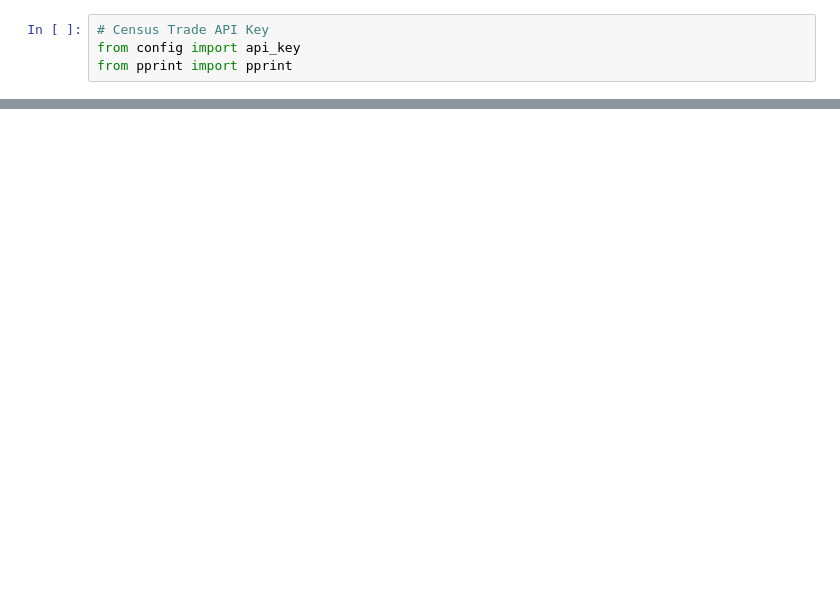
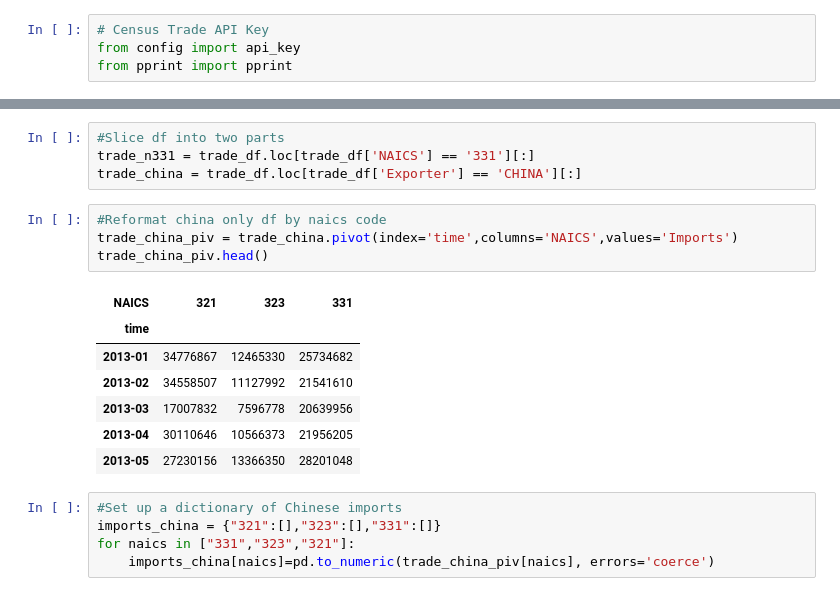
Before and after one commit to christinamarpar/GW-project-1, a Jupyter notebook: 1_Trade/trade.ipynb, the cells around one changed output, grey strips where cells are left out. Cells and saved outputs as stored; diff of their text form; blank space fills up the shorter version.

```diff
--- a/1_Trade/trade.ipynb
+++ b/1_Trade/trade.ipynb
@@ -119,0 +136,21 @@ plt.show()
+# %%
+#Slice df into two parts
+trade_n331 = trade_df.loc[trade_df['NAICS'] == '331'][:]
+trade_china = trade_df.loc[trade_df['Exporter'] == 'CHINA'][:]
+# %%
+#Reformat china only df by naics code
+trade_china_piv = trade_china.pivot(index='time',columns='NAICS',values='Imports')
+trade_china_piv.head()
+# %% [output]
+| NAICS | 321 | 323 | 331 |
+| time |  |  |  |
+| 2013-01 | 34776867 | 12465330 | 25734682 |
+| 2013-02 | 34558507 | 11127992 | 21541610 |
+| 2013-03 | 17007832 | 7596778 | 20639956 |
+| 2013-04 | 30110646 | 10566373 | 21956205 |
+| 2013-05 | 27230156 | 13366350 | 28201048 |
+# %%
+#Set up a dictionary of Chinese imports
+imports_china = {"321":[],"323":[],"331":[]}
+for naics in ["331","323","321"]:
+    imports_china[naics]=pd.to_numeric(trade_china_piv[naics], errors='coerce')
```
Also changed, not shown: parts of 19 cells of this notebook, 2 other files.
